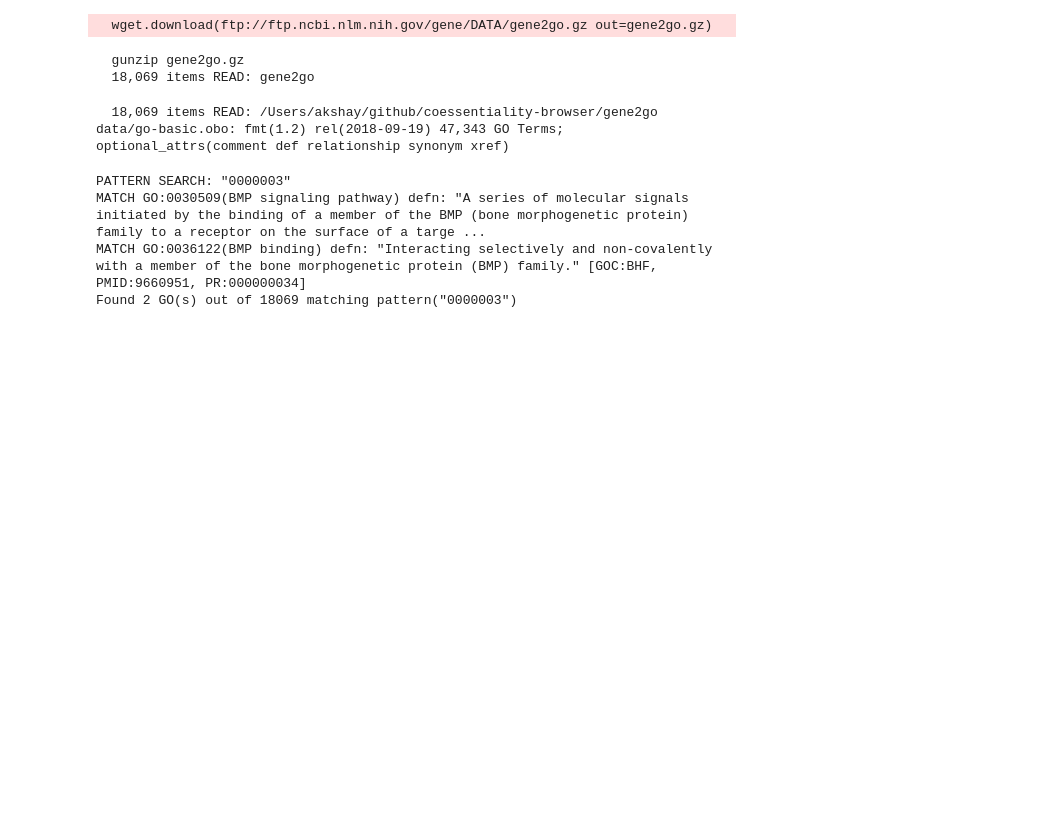
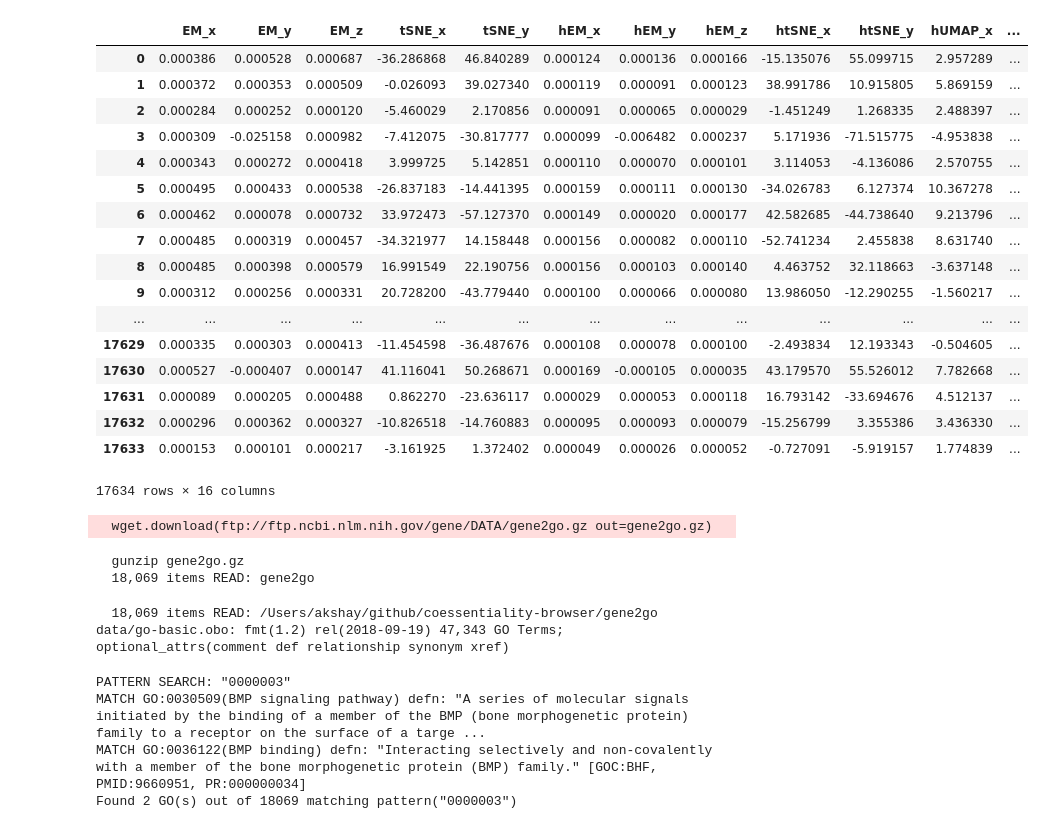
Before and after one commit to kundajelab/coessentiality-browser, a Jupyter notebook: coess_sandbox.ipynb, the cells around one changed output. Saved outputs shown, nothing was run; the diff lists cells and outputs as text; code cells hidden in the pictures; blank space fills up the shorter version.

```diff
--- a/coess_sandbox.ipynb
+++ b/coess_sandbox.ipynb
@@ -23,3 +26,24 @@ raw_data = data_ess.values
+# %%
+plot_data_df#[list(app_config.params['display_coordinates'].values())].to_csv(sep="\t", index=False,encoding='utf-8')
+# %% [output]
+|  | EM_x | EM_y | EM_z | tSNE_x | tSNE_y | hEM_x | hEM_y | hEM_z | htSNE_x | htSNE_y | hUMAP_x | ... |
+| 0 | 0.000386 | 0.000528 | 0.000687 | -36.286868 | 46.840289 | 0.000124 | 0.000136 | 0.000166 | -15.135076 | 55.099715 | 2.957289 | ... |
+| 1 | 0.000372 | 0.000353 | 0.000509 | -0.026093 | 39.027340 | 0.000119 | 0.000091 | 0.000123 | 38.991786 | 10.915805 | 5.869159 | ... |
+| 2 | 0.000284 | 0.000252 | 0.000120 | -5.460029 | 2.170856 | 0.000091 | 0.000065 | 0.000029 | -1.451249 | 1.268335 | 2.488397 | ... |
+| 3 | 0.000309 | -0.025158 | 0.000982 | -7.412075 | -30.817777 | 0.000099 | -0.006482 | 0.000237 | 5.171936 | -71.515775 | -4.953838 | ... |
+| 4 | 0.000343 | 0.000272 | 0.000418 | 3.999725 | 5.142851 | 0.000110 | 0.000070 | 0.000101 | 3.114053 | -4.136086 | 2.570755 | ... |
+| 5 | 0.000495 | 0.000433 | 0.000538 | -26.837183 | -14.441395 | 0.000159 | 0.000111 | 0.000130 | -34.026783 | 6.127374 | 10.367278 | ... |
+| 6 | 0.000462 | 0.000078 | 0.000732 | 33.972473 | -57.127370 | 0.000149 | 0.000020 | 0.000177 | 42.582685 | -44.738640 | 9.213796 | ... |
+| 7 | 0.000485 | 0.000319 | 0.000457 | -34.321977 | 14.158448 | 0.000156 | 0.000082 | 0.000110 | -52.741234 | 2.455838 | 8.631740 | ... |
+| 8 | 0.000485 | 0.000398 | 0.000579 | 16.991549 | 22.190756 | 0.000156 | 0.000103 | 0.000140 | 4.463752 | 32.118663 | -3.637148 | ... |
+| 9 | 0.000312 | 0.000256 | 0.000331 | 20.728200 | -43.779440 | 0.000100 | 0.000066 | 0.000080 | 13.986050 | -12.290255 | -1.560217 | ... |
+| ... | ... | ... | ... | ... | ... | ... | ... | ... | ... | ... | ... | ... |
+| 17629 | 0.000335 | 0.000303 | 0.000413 | -11.454598 | -36.487676 | 0.000108 | 0.000078 | 0.000100 | -2.493834 | 12.193343 | -0.504605 | ... |
+| 17630 | 0.000527 | -0.000407 | 0.000147 | 41.116041 | 50.268671 | 0.000169 | -0.000105 | 0.000035 | 43.179570 | 55.526012 | 7.782668 | ... |
+| 17631 | 0.000089 | 0.000205 | 0.000488 | 0.862270 | -23.636117 | 0.000029 | 0.000053 | 0.000118 | 16.793142 | -33.694676 | 4.512137 | ... |
+| 17632 | 0.000296 | 0.000362 | 0.000327 | -10.826518 | -14.760883 | 0.000095 | 0.000093 | 0.000079 | -15.256799 | 3.355386 | 3.436330 | ... |
+| 17633 | 0.000153 | 0.000101 | 0.000217 | -3.161925 | 1.372402 | 0.000049 | 0.000026 | 0.000052 | -0.727091 | -5.919157 | 1.774839 | ... |
+17634 rows × 16 columns
 # %%
 from goatools.associations import read_ncbi_gene2go
 from goatools.base import download_ncbi_associations
```
Also changed, not shown: parts of 1 cell of this notebook, 2 other files.
